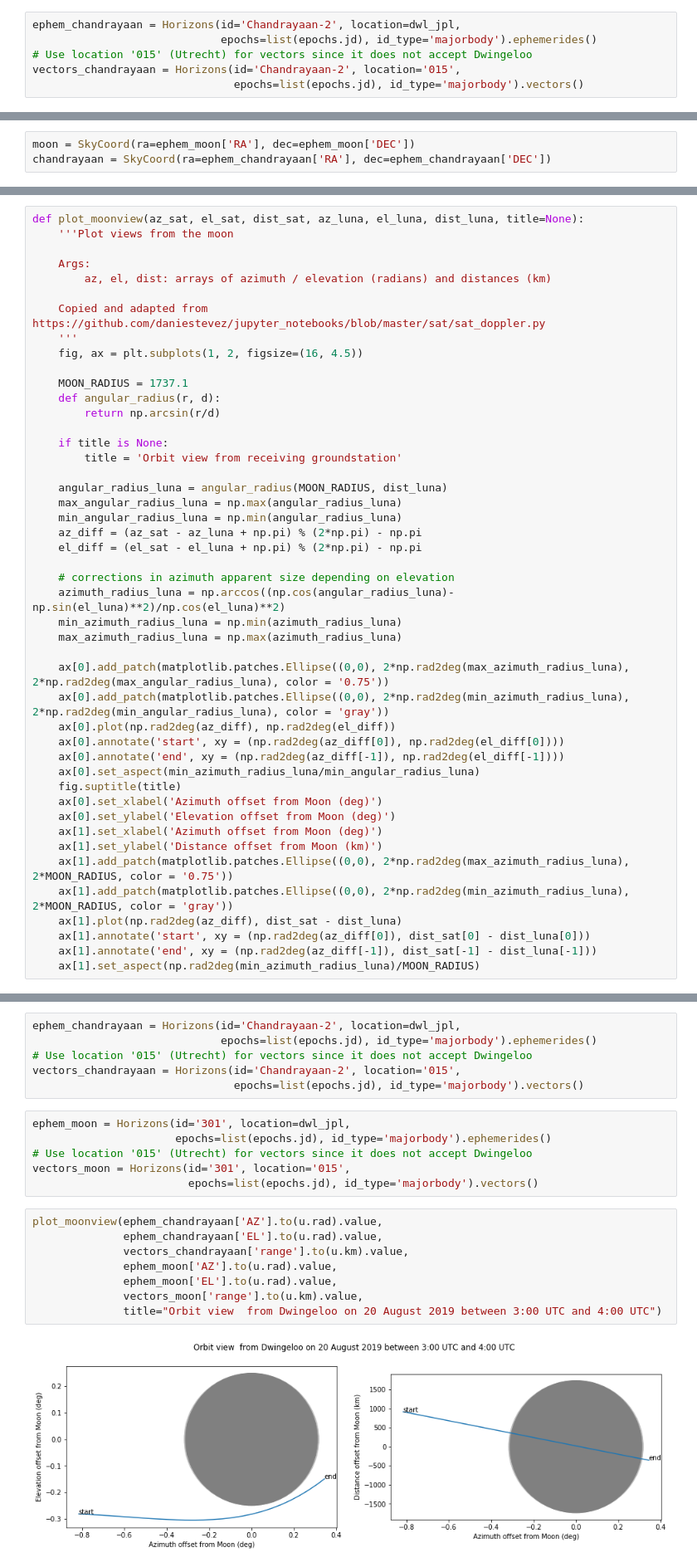
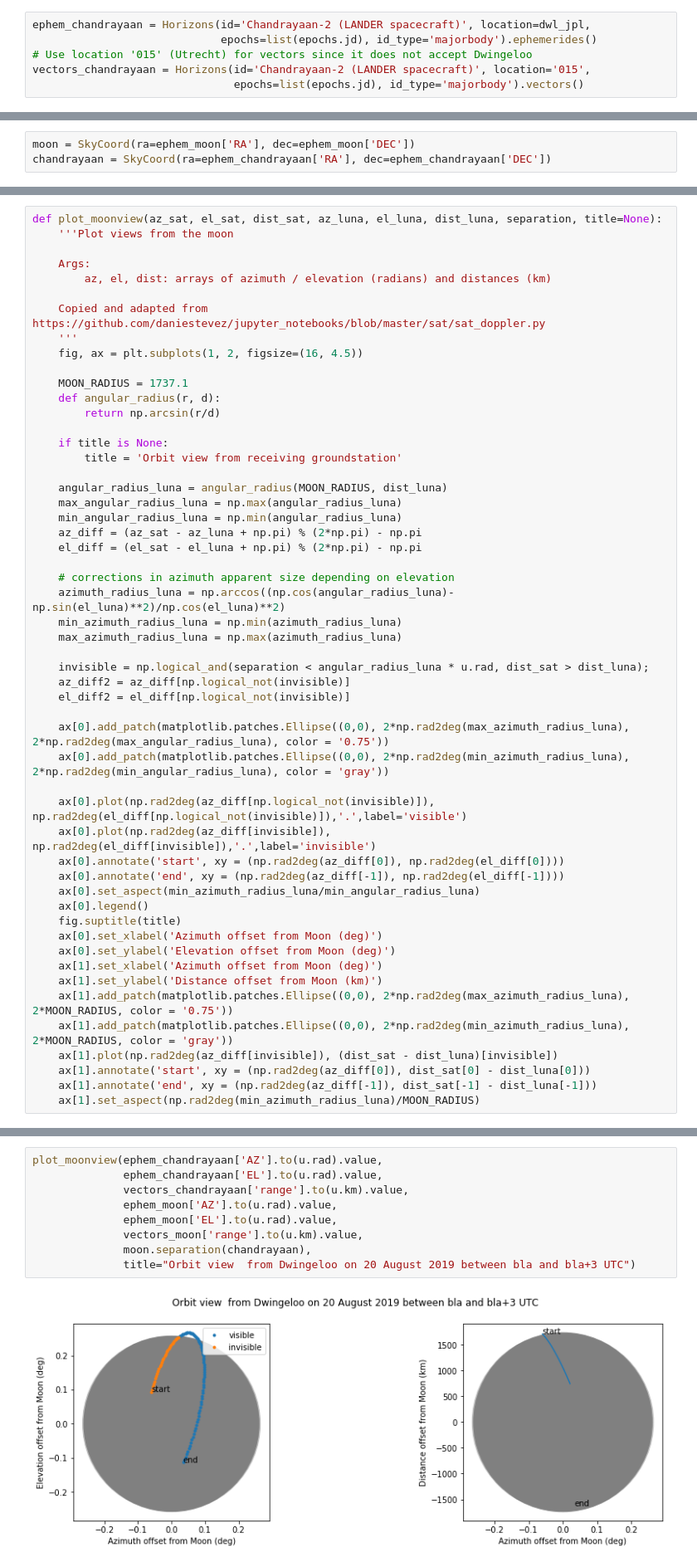
Before and after one commit to tammojan/satnotebooks, a Jupyter notebook: chandrayaan.ipynb, the cells around one changed output, grey strips where cells are left out. Shown at 83% size. Saved outputs shown, nothing was run; the diff lists cells and outputs as text.

```diff
--- a/chandrayaan.ipynb
+++ b/chandrayaan.ipynb
@@ -25,8 +25,8 @@ epochs = Time("2019-08-20T00:00") + np.linspace(0, 7, 100, endpoint=False)*u.hou
 # %%
-ephem_chandrayaan = Horizons(id='Chandrayaan-2', location=dwl_jpl,
+ephem_chandrayaan = Horizons(id='Chandrayaan-2 (LANDER spacecraft)', location=dwl_jpl,
                              epochs=list(epochs.jd), id_type='majorbody').ephemerides()
 # Use location '015' (Utrecht) for vectors since it does not accept Dwingeloo
-vectors_chandrayaan = Horizons(id='Chandrayaan-2', location='015',
+vectors_chandrayaan = Horizons(id='Chandrayaan-2 (LANDER spacecraft)', location='015',
                                epochs=list(epochs.jd), id_type='majorbody').vectors()
 # %%
 ephem_moon = Horizons(id='301', location=dwl_jpl,
@@ -68,7 +64,7 @@ def rangerate2doppler(x, freq):
     '''
     return (-x.to(u.m/u.s) * freq / speed_of_light).to(u.Hz)
 # %%
-def plot_moonview(az_sat, el_sat, dist_sat, az_luna, el_luna, dist_luna, title=None):
+def plot_moonview(az_sat, el_sat, dist_sat, az_luna, el_luna, dist_luna, separation, title=None):
     '''Plot views from the moon
 
     Args:
@@ -96,12 +92,19 @@ def plot_moonview(az_sat, el_sat, dist_sat, az_luna, el_luna, dist_luna, title=N
     min_azimuth_radius_luna = np.min(azimuth_radius_luna)
     max_azimuth_radius_luna = np.max(azimuth_radius_luna)
 
+    invisible = np.logical_and(separation < angular_radius_luna * u.rad, dist_sat > dist_luna);
+    az_diff2 = az_diff[np.logical_not(invisible)]
+    el_diff2 = el_diff[np.logical_not(invisible)]
+
     ax[0].add_patch(matplotlib.patches.Ellipse((0,0), 2*np.rad2deg(max_azimuth_radius_luna), 2*np.rad2deg(max_angular_radius_luna), color = '0.75'))
     ax[0].add_patch(matplotlib.patches.Ellipse((0,0), 2*np.rad2deg(min_azimuth_radius_luna), 2*np.rad2deg(min_angular_radius_luna), color = 'gray'))
-    ax[0].plot(np.rad2deg(az_diff), np.rad2deg(el_diff))
+
+    ax[0].plot(np.rad2deg(az_diff[np.logical_not(invisible)]), np.rad2deg(el_diff[np.logical_not(invisible)]),'.',label='visible')
+    ax[0].plot(np.rad2deg(az_diff[invisible]), np.rad2deg(el_diff[invisible]),'.',label='invisible')
     ax[0].annotate('start', xy = (np.rad2deg(az_diff[0]), np.rad2deg(el_diff[0])))
     ax[0].annotate('end', xy = (np.rad2deg(az_diff[-1]), np.rad2deg(el_diff[-1])))
     ax[0].set_aspect(min_azimuth_radius_luna/min_angular_radius_luna)
+    ax[0].legend()
     fig.suptitle(title)
     ax[0].set_xlabel('Azimuth offset from Moon (deg)')
     ax[0].set_ylabel('Elevation offset from Moon (deg)')
@@ -109,7 +112,7 @@ def plot_moonview(az_sat, el_sat, dist_sat, az_luna, el_luna, dist_luna, title=N
     ax[1].set_ylabel('Distance offset from Moon (km)')
     ax[1].add_patch(matplotlib.patches.Ellipse((0,0), 2*np.rad2deg(max_azimuth_radius_luna), 2*MOON_RADIUS, color = '0.75'))
     ax[1].add_patch(matplotlib.patches.Ellipse((0,0), 2*np.rad2deg(min_azimuth_radius_luna), 2*MOON_RADIUS, color = 'gray'))
-    ax[1].plot(np.rad2deg(az_diff), dist_sat - dist_luna)
+    ax[1].plot(np.rad2deg(az_diff[invisible]), (dist_sat - dist_luna)[invisible])
     ax[1].annotate('start', xy = (np.rad2deg(az_diff[0]), dist_sat[0] - dist_luna[0]))
     ax[1].annotate('end', xy = (np.rad2deg(az_diff[-1]), dist_sat[-1] - dist_luna[-1]))
     ax[1].set_aspect(np.rad2deg(min_azimuth_radius_luna)/MOON_RADIUS)
@@ -120,25 +119,14 @@ epochs = Time("2019-08-20T03:00") + np.linspace(0, 1, 30, endpoint=False)*u.hour
-# %%
-ephem_chandrayaan = Horizons(id='Chandrayaan-2', location=dwl_jpl,
-                             epochs=list(epochs.jd), id_type='majorbody').ephemerides()
-# Use location '015' (Utrecht) for vectors since it does not accept Dwingeloo
-vectors_chandrayaan = Horizons(id='Chandrayaan-2', location='015',
-                               epochs=list(epochs.jd), id_type='majorbody').vectors()
-# %%
-ephem_moon = Horizons(id='301', location=dwl_jpl,
-                      epochs=list(epochs.jd), id_type='majorbody').ephemerides()
-# Use location '015' (Utrecht) for vectors since it does not accept Dwingeloo
-vectors_moon = Horizons(id='301', location='015',
-                        epochs=list(epochs.jd), id_type='majorbody').vectors()
 # %%
 plot_moonview(ephem_chandrayaan['AZ'].to(u.rad).value,
               ephem_chandrayaan['EL'].to(u.rad).value,
               vectors_chandrayaan['range'].to(u.km).value,
               ephem_moon['AZ'].to(u.rad).value,
               ephem_moon['EL'].to(u.rad).value,
               vectors_moon['range'].to(u.km).value,
-              title="Orbit view  from Dwingeloo on 20 August 2019 between 3:00 UTC and 4:00 UTC")
+              moon.separation(chandrayaan),
+              title="Orbit view  from Dwingeloo on 20 August 2019 between bla and bla+3 UTC")
 # %% [output]
-[figure, old version]
+[figure, new version]
 # %%
 fig, ax = plt.subplots(figsize=(8,6))
 ax.plot(epochs.datetime, ephem_chandrayaan['AZ'] - ephem_moon['AZ']);
```
Also changed, not shown: parts of 9 cells of this notebook.
